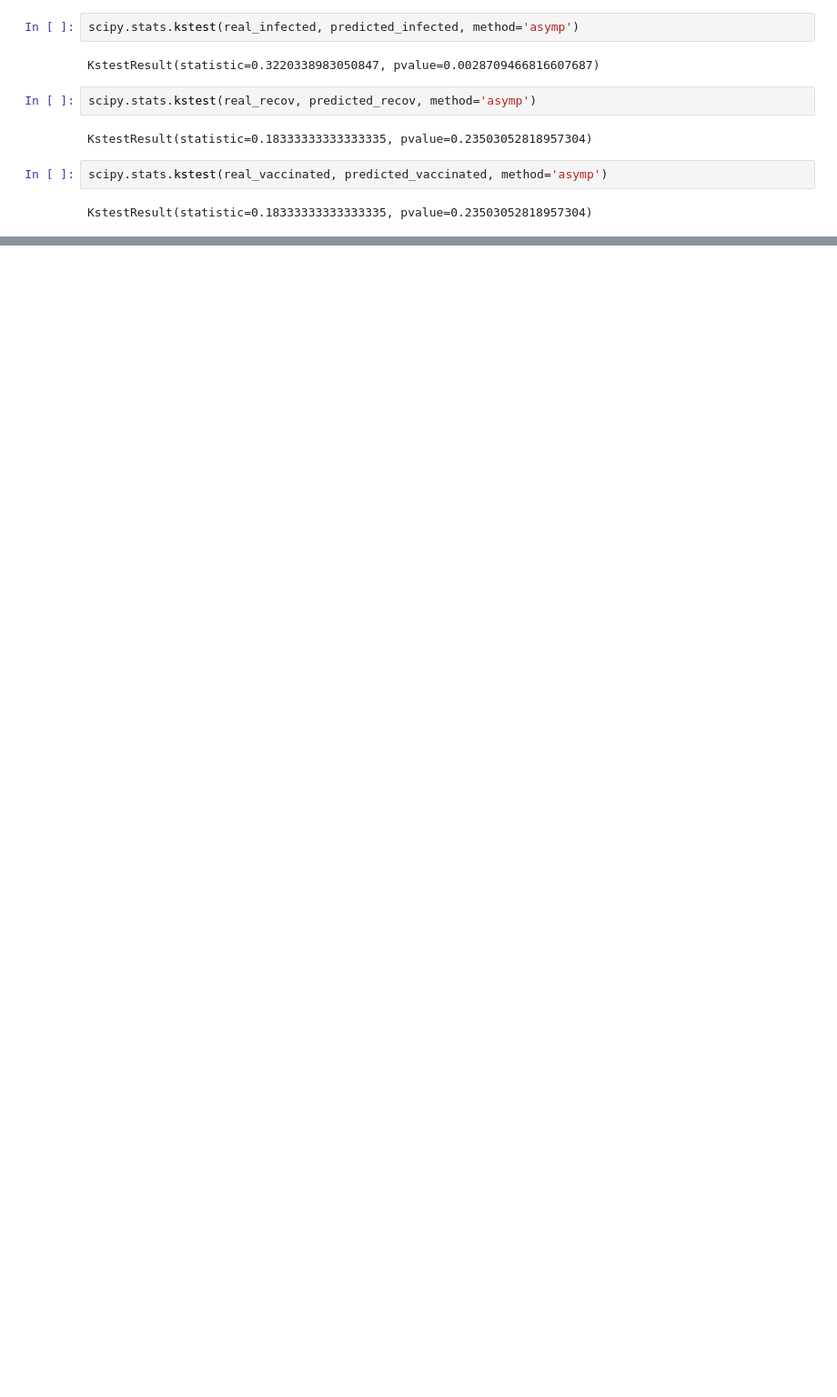
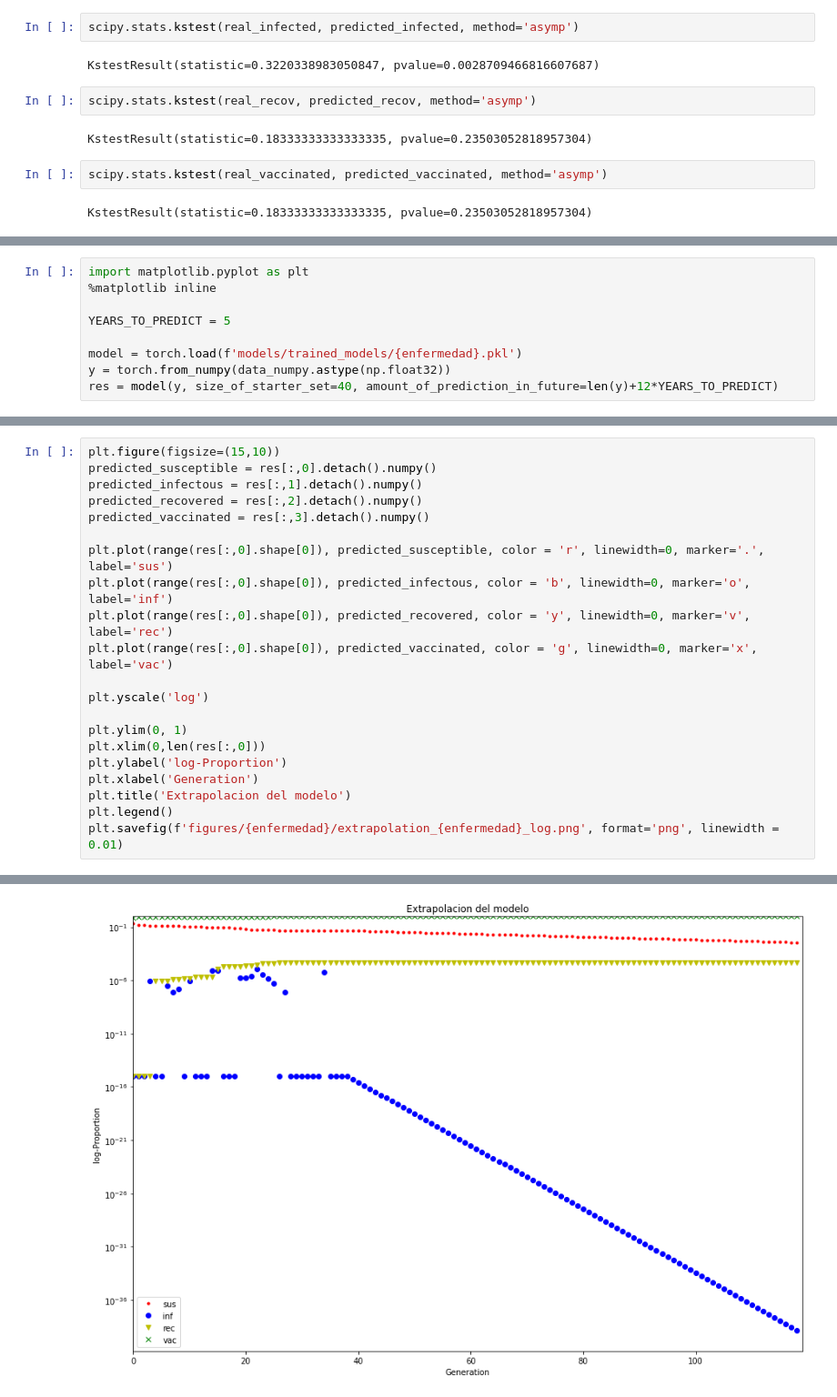
Before and after one commit to axel-sirota/simuladores-unlam, a Jupyter notebook: notebooks/SIRV_Pytorch-sarampion.ipynb, the cells around one changed output, grey strips where cells are left out. Shown at 91% size. Cells and saved outputs as stored; diff of their text form; blank space fills up the shorter version.

Commit message:
fix bugs and extrapolation

```diff
--- a/notebooks/SIRV_Pytorch-sarampion.ipynb
+++ b/notebooks/SIRV_Pytorch-sarampion.ipynb
@@ -407,0 +450,9 @@ KstestResult(statistic=0.18333333333333335, pvalue=0.23503052818957304)
+# %%
+import matplotlib.pyplot as plt
+%matplotlib inline
+
+YEARS_TO_PREDICT = 5
+
+model = torch.load(f'models/trained_models/{enfermedad}.pkl')
+y = torch.from_numpy(data_numpy.astype(np.float32))
+res = model(y, size_of_starter_set=40, amount_of_prediction_in_future=len(y)+12*YEARS_TO_PREDICT)
@@ -407,0 +463,22 @@ KstestResult(statistic=0.18333333333333335, pvalue=0.23503052818957304)
+# %%
+plt.figure(figsize=(15,10))
+predicted_susceptible = res[:,0].detach().numpy()
+predicted_infectous = res[:,1].detach().numpy()
+predicted_recovered = res[:,2].detach().numpy()
+predicted_vaccinated = res[:,3].detach().numpy()
+
+plt.plot(range(res[:,0].shape[0]), predicted_susceptible, color = 'r', linewidth=0, marker='.', label='sus')
+plt.plot(range(res[:,0].shape[0]), predicted_infectous, color = 'b', linewidth=0, marker='o', label='inf')
+plt.plot(range(res[:,0].shape[0]), predicted_recovered, color = 'y', linewidth=0, marker='v', label='rec')
+plt.plot(range(res[:,0].shape[0]), predicted_vaccinated, color = 'g', linewidth=0, marker='x', label='vac')
+
+plt.yscale('log')
+
+plt.ylim(0, 1)
+plt.xlim(0,len(res[:,0]))
+plt.ylabel('log-Proportion')
+plt.xlabel('Generation')
+plt.title('Extrapolacion del modelo')
+plt.legend()
+plt.savefig(f'figures/{enfermedad}/extrapolation_{enfermedad}_log.png', format='png', linewidth = 0.01)
+# %% [output]
@@ -407,0 +487 @@ KstestResult(statistic=0.18333333333333335, pvalue=0.23503052818957304)
+[figure, added]
```
Also changed, not shown: parts of 23 cells of this notebook, 16 other files.
